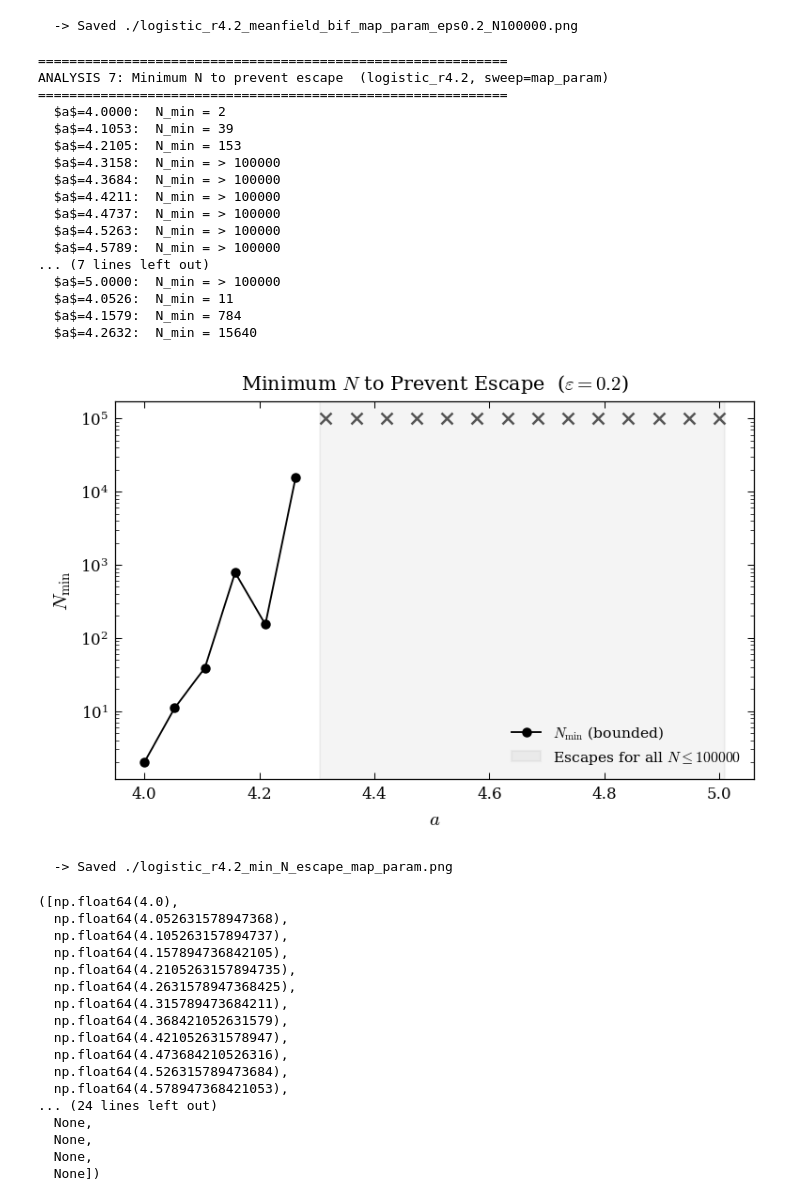
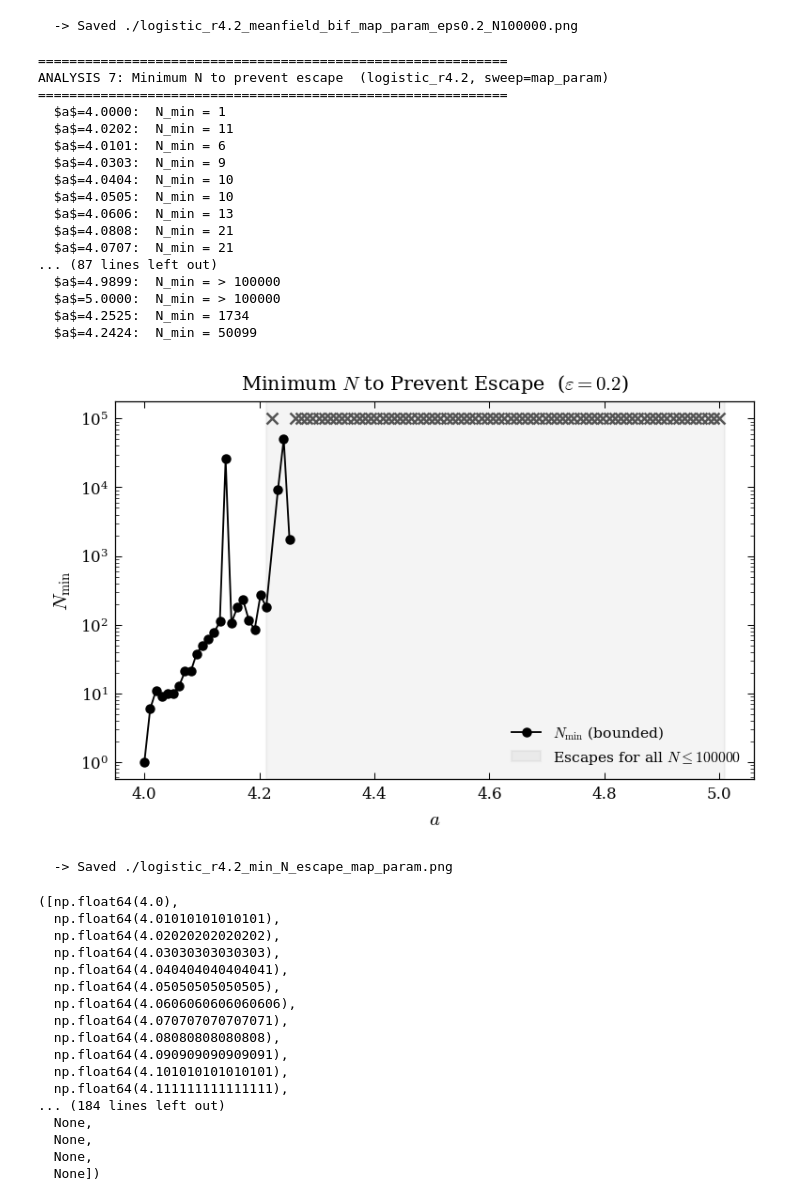
Before and after one commit to DaNameless/sophrosyne, a Jupyter notebook: code/notebooks/logistic.ipynb, the cells around one changed output. Cells and saved outputs as stored; diff of their text form; code cells hidden in the pictures.

```diff
--- a/code/notebooks/logistic.ipynb
+++ b/code/notebooks/logistic.ipynb
@@ -79,45 +76,45 @@ ANALYSIS 6: Mean-field bifurcation  (logistic_r4.2, sweep=map_param, N=100000)
 # %%
 sys.analysis_min_N_escape(
     sweep='map_param',
     map_factory=lambda r: CoupledMapLattice.from_logistic(r=r),
     param_range=(4, 5),
     eps_fixed=0.2,
-    n_param=20,
+    n_param=100,
     n_jobs=4,
     sweep_label="a")
 # %% [output]
 ============================================================
 ANALYSIS 7: Minimum N to prevent escape  (logistic_r4.2, sweep=map_param)
 ============================================================
-  $a$=4.0000:  N_min = 2
-  $a$=4.1053:  N_min = 39
-  $a$=4.2105:  N_min = 153
-  $a$=4.3158:  N_min = > 100000
-  $a$=4.3684:  N_min = > 100000
-  $a$=4.4211:  N_min = > 100000
-  $a$=4.4737:  N_min = > 100000
-  $a$=4.5263:  N_min = > 100000
-  $a$=4.5789:  N_min = > 100000
-... (7 lines left out)
+  $a$=4.0000:  N_min = 1
+  $a$=4.0202:  N_min = 11
+  $a$=4.0101:  N_min = 6
+  $a$=4.0303:  N_min = 9
+  $a$=4.0404:  N_min = 10
+  $a$=4.0505:  N_min = 10
+  $a$=4.0606:  N_min = 13
+  $a$=4.0808:  N_min = 21
+  $a$=4.0707:  N_min = 21
+... (87 lines left out)
+  $a$=4.9899:  N_min = > 100000
   $a$=5.0000:  N_min = > 100000
-  $a$=4.0526:  N_min = 11
-  $a$=4.1579:  N_min = 784
-  $a$=4.2632:  N_min = 15640
+  $a$=4.2525:  N_min = 1734
+  $a$=4.2424:  N_min = 50099
-[figure, old version]
+[figure, new version]
   -> Saved ./logistic_r4.2_min_N_escape_map_param.png
 ([np.float64(4.0),
-  np.float64(4.052631578947368),
-  np.float64(4.105263157894737),
-  np.float64(4.157894736842105),
-  np.float64(4.2105263157894735),
-  np.float64(4.2631578947368425),
-  np.float64(4.315789473684211),
-  np.float64(4.368421052631579),
-  np.float64(4.421052631578947),
-  np.float64(4.473684210526316),
-  np.float64(4.526315789473684),
-  np.float64(4.578947368421053),
-... (24 lines left out)
+  np.float64(4.01010101010101),
+  np.float64(4.02020202020202),
+  np.float64(4.03030303030303),
+  np.float64(4.040404040404041),
+  np.float64(4.05050505050505),
+  np.float64(4.0606060606060606),
+  np.float64(4.070707070707071),
+  np.float64(4.08080808080808),
+  np.float64(4.090909090909091),
+  np.float64(4.101010101010101),
+  np.float64(4.111111111111111),
+... (184 lines left out)
   None,
   None,
   None,
```
Also changed, not shown: parts of 2 cells of this notebook, 2 other files.
